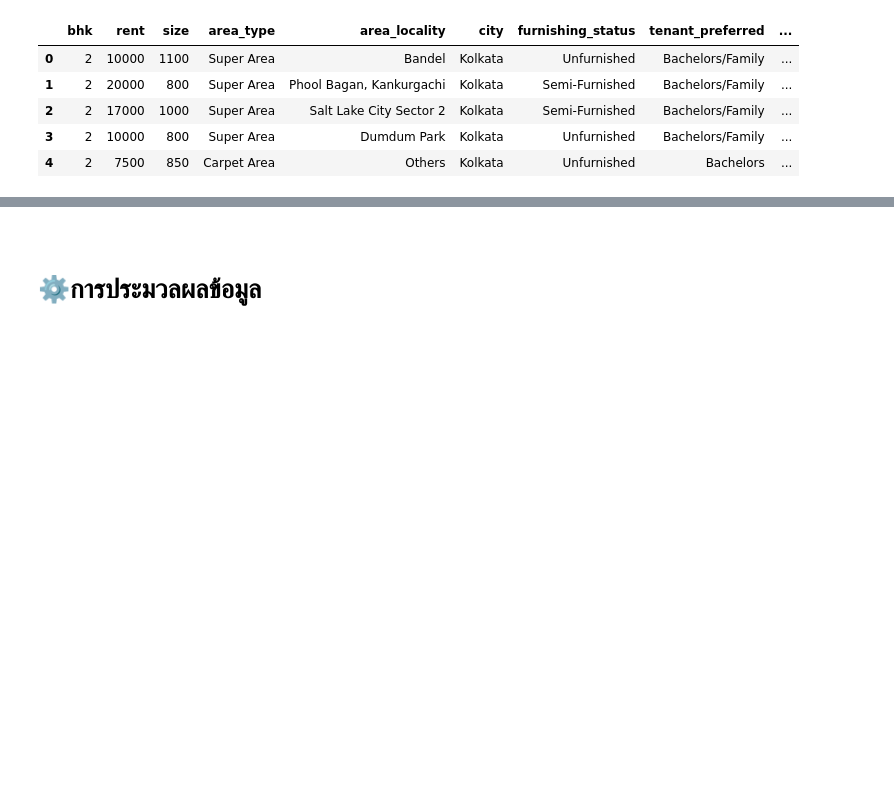
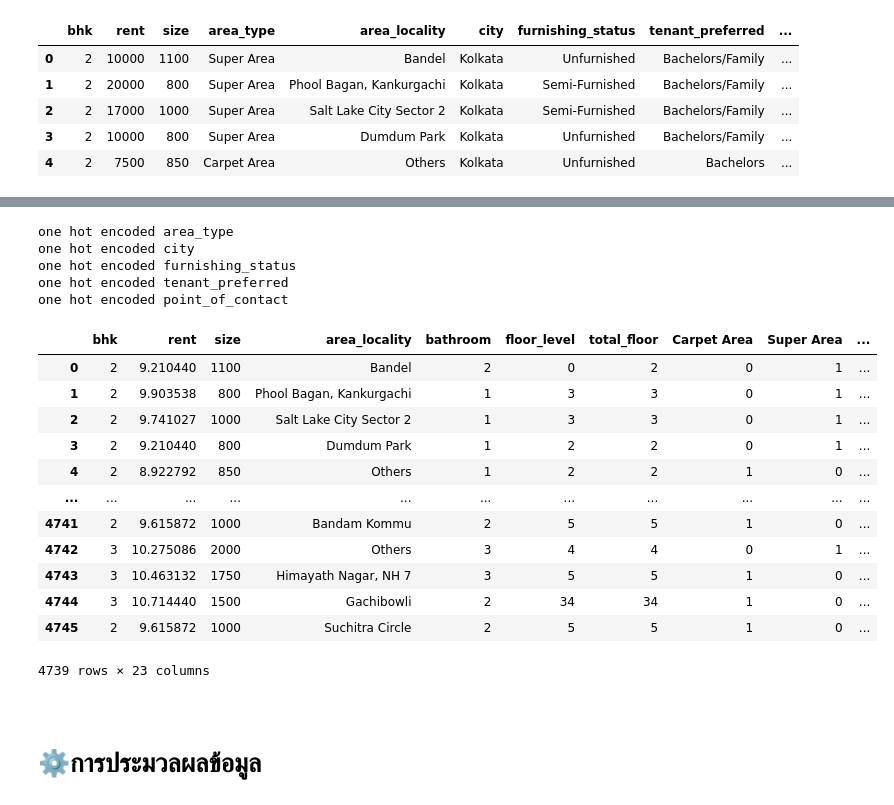
Before and after one commit to MrYellowSock/House-Rent-Prediction-in-India, a Jupyter notebook: HouseRentIndia.ipynb, the cells around one changed output, grey strips where cells are left out. Cells and saved outputs as stored; diff of their text form; code cells hidden in the pictures; blank space fills up the shorter version.

```diff
--- a/HouseRentIndia.ipynb
+++ b/HouseRentIndia.ipynb
@@ -242,3 +221,28 @@ df.head()
+# %%
+df4 = df3.copy()
+columns = ['area_type', 'city','furnishing_status','tenant_preferred','point_of_contact']
+for col in columns:
+    df4 = one_hot_encode(df4, col)
+df4
+# %% [output]
+one hot encoded area_type
+one hot encoded city
+one hot encoded furnishing_status
+one hot encoded tenant_preferred
+one hot encoded point_of_contact
+|  | bhk | rent | size | area_locality | bathroom | floor_level | total_floor | Carpet Area | Super Area | ... |
+| 0 | 2 | 9.210440 | 1100 | Bandel | 2 | 0 | 2 | 0 | 1 | ... |
+| 1 | 2 | 9.903538 | 800 | Phool Bagan, Kankurgachi | 1 | 3 | 3 | 0 | 1 | ... |
+| 2 | 2 | 9.741027 | 1000 | Salt Lake City Sector 2 | 1 | 3 | 3 | 0 | 1 | ... |
+| 3 | 2 | 9.210440 | 800 | Dumdum Park | 1 | 2 | 2 | 0 | 1 | ... |
+| 4 | 2 | 8.922792 | 850 | Others | 1 | 2 | 2 | 1 | 0 | ... |
+| ... | ... | ... | ... | ... | ... | ... | ... | ... | ... | ... |
+| 4741 | 2 | 9.615872 | 1000 | Bandam Kommu | 2 | 5 | 5 | 1 | 0 | ... |
+| 4742 | 3 | 10.275086 | 2000 | Others | 3 | 4 | 4 | 0 | 1 | ... |
+| 4743 | 3 | 10.463132 | 1750 | Himayath Nagar, NH 7 | 3 | 5 | 5 | 1 | 0 | ... |
+| 4744 | 3 | 10.714440 | 1500 | Gachibowli | 2 | 34 | 34 | 1 | 0 | ... |
+| 4745 | 2 | 9.615872 | 1000 | Suchitra Circle | 2 | 5 | 5 | 1 | 0 | ... |
+4739 rows × 23 columns
 # %% [markdown]
 <br>
 
```
Also changed, not shown: parts of 38 cells of this notebook.
